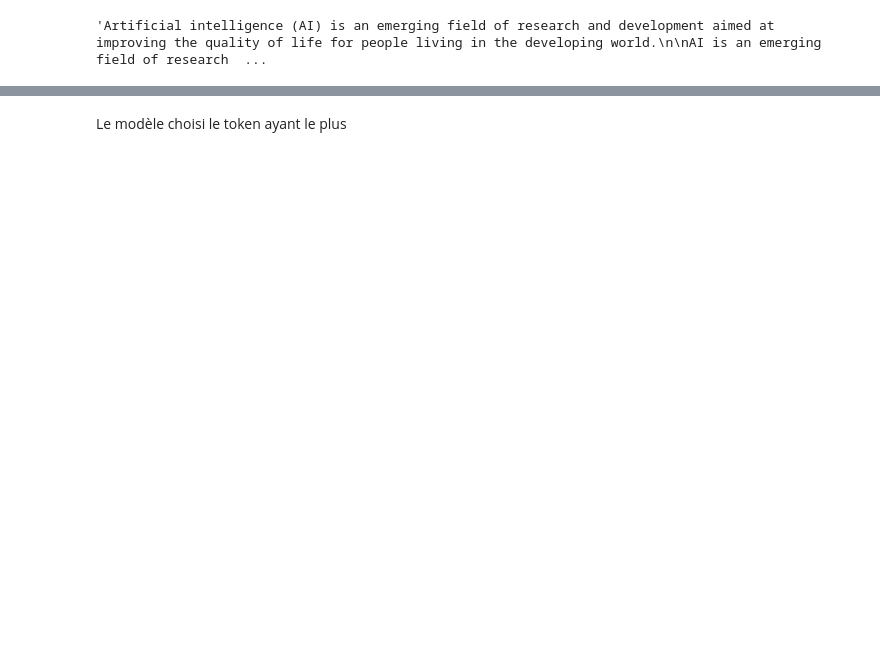
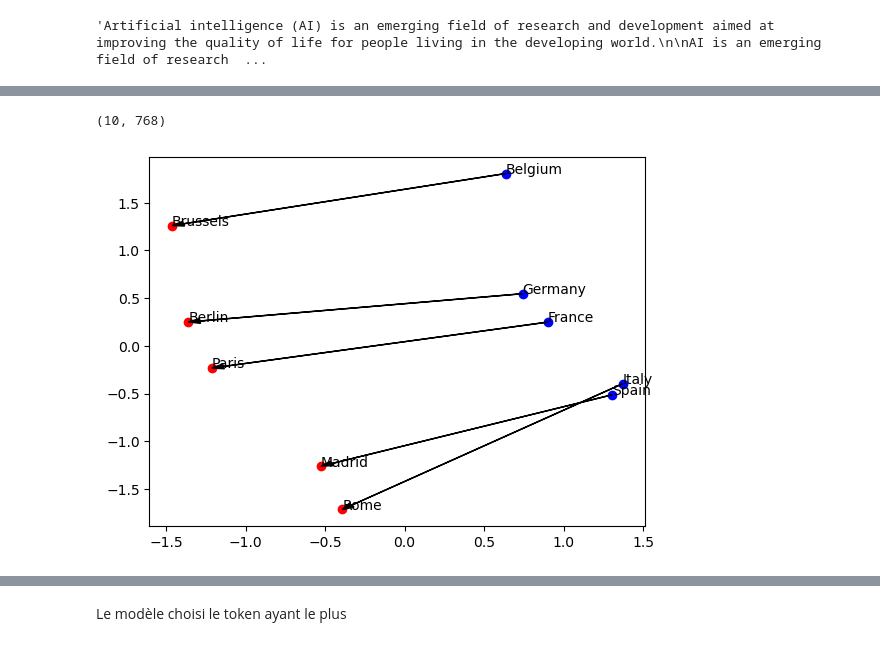
Before and after one commit to jmague/formation_LLM_IXXI, a Jupyter notebook: gpt2.ipynb, the cells around one changed output, grey strips where cells are left out. Cells and saved outputs as stored; diff of their text form; code cells hidden in the pictures; blank space fills up the shorter version.

```diff
--- a/gpt2.ipynb
+++ b/gpt2.ipynb
@@ -194,0 +191,6 @@ tokenizer.decode(output[0])
+# %%
+prompt = " France Paris Germany Berlin Italy Rome Spain Madrid Belgium Brussels"
+input = tokenizer(prompt, return_tensors="pt").to(device)
+print(f'{"|token|":8} -> id\n')
+for token in input['input_ids'][0]:
+    print(f'{"|"+tokenizer.decode(token)+"|":8} -> {token}')
@@ -194,0 +210,23 @@ tokenizer.decode(output[0])
+# %%
+all_embeddings = gpt2.transformer.wte.weight.cpu().numpy()
+# %%
+embeddings=all_embeddings[input['input_ids'][0].cpu().numpy()]
+embeddings.shape
+# %% [output]
+(10, 768)
+# %%
+pca = PCA(n_components=2)
+coordinates = pca.fit_transform(embeddings)
+# %%
+places = prompt.split(' ')[1:]
+countries = [2*i for i in range(len(places)//2)]
+cities = [2*i+1 for i in range(len(places)//2)]
+plt.scatter(coordinates[countries,0],coordinates[countries,1], color='blue')
+plt.scatter(coordinates[cities,0],coordinates[cities,1],color='red')
+for i in range(len(countries)):
+    plt.arrow(coordinates[countries[i],0],coordinates[countries[i],1],coordinates[cities[i],0]-coordinates[countries[i],0],coordinates[cities[i],1]-coordinates[countries[i],1],color='black',head_width=0.05,length_includes_head=True)
+
+for i, place in enumerate(places):
+    plt.text(coordinates[i,0],coordinates[i,1],place)
+# %% [output]
+[figure, added]
```
Also changed, not shown: parts of 24 cells of this notebook, 2 other files.
